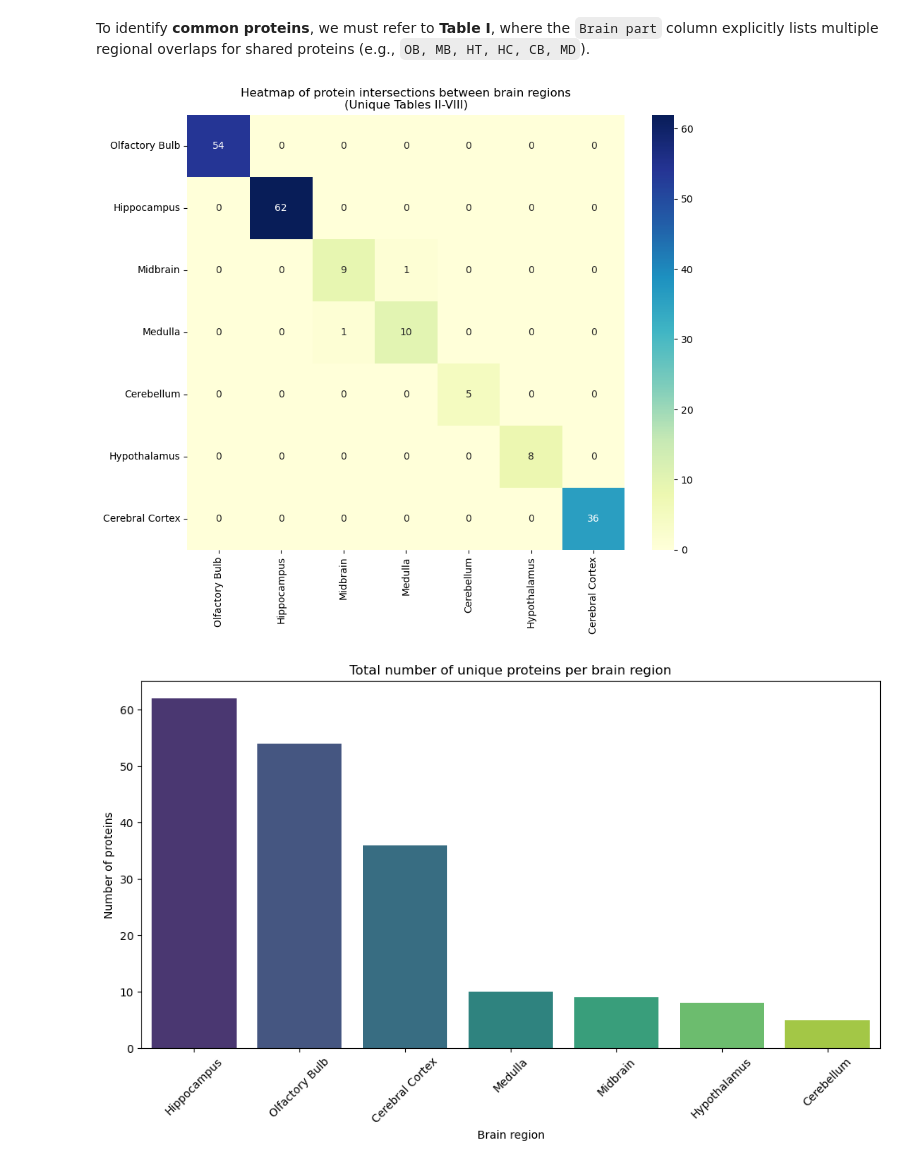
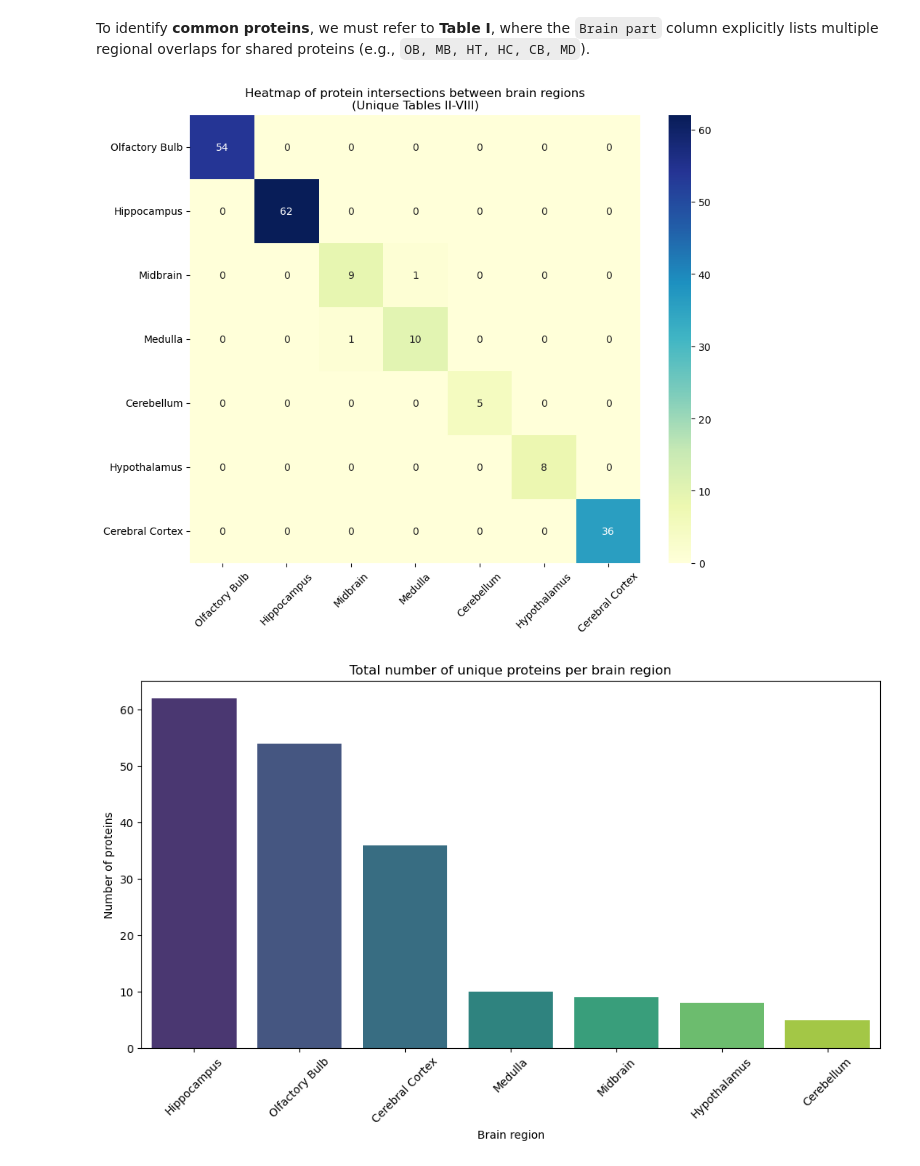
Before and after one commit to ikotsov/proteomic-analysis, a Jupyter notebook: notebooks/data_exploration.ipynb, the cells around one changed output. Cells and saved outputs as stored; diff of their text form; code cells hidden in the pictures.

Commit message:
Rotate labels in heatmap

```diff
--- a/notebooks/data_exploration.ipynb
+++ b/notebooks/data_exploration.ipynb
@@ -222,12 +222,13 @@ matrix.columns = matrix.columns.map(region_mapping)
 # %%
 # Create a heatmap of the intersection matrix
 plt.figure(figsize=(10, 8))
 # annot=True puts the numbers in the boxes; cmap="YlGnBu" gives a nice blue/green look
 sns.heatmap(matrix, annot=True, fmt="d", cmap="YlGnBu")
+plt.xticks(rotation=45)
 plt.title("Heatmap of protein intersections between brain regions\n(Unique Tables II-VIII)")
 plt.show()
 # %% [output]
-[figure, old version]
+[figure, new version]
 # %%
 # Prepare the data
 unique_counts = matrix.values.diagonal()
```
